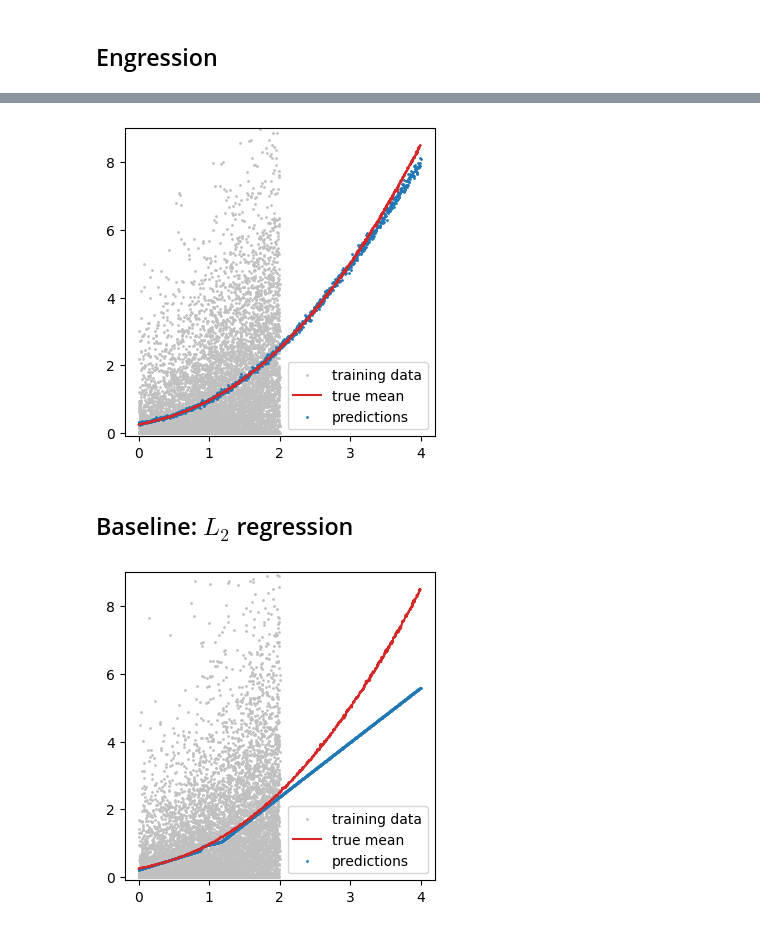
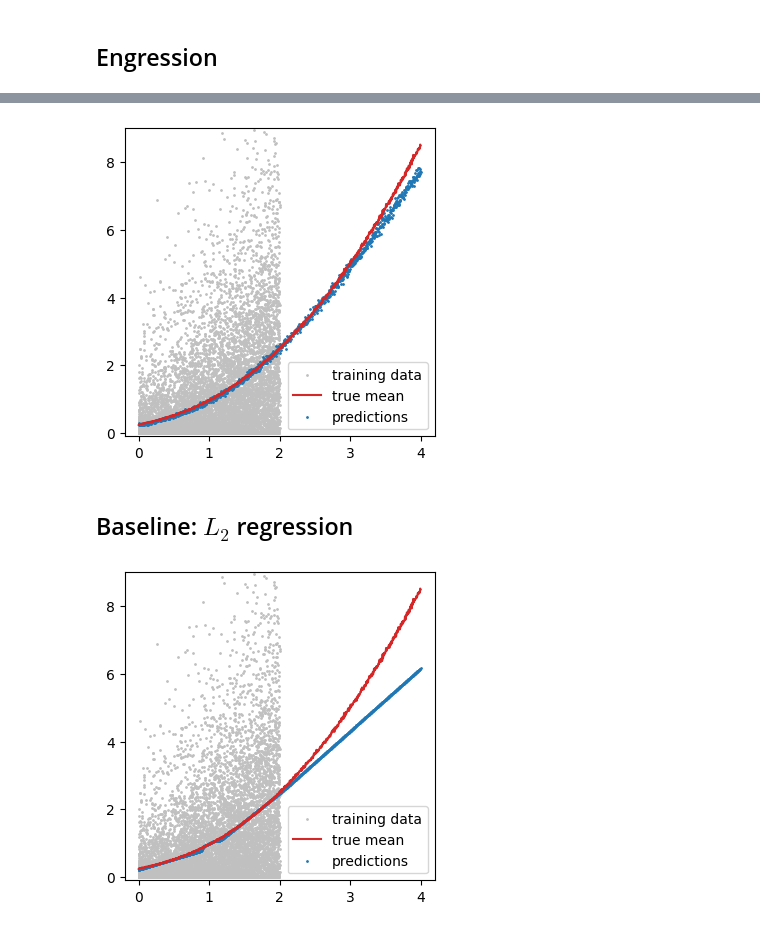
Before and after one commit to xwshen51/engression, a Jupyter notebook: engression-python/examples/example_simu.ipynb, the cells around one changed output, grey strips where cells are left out. Saved outputs shown, nothing was run; the diff lists cells and outputs as text; code cells hidden in the pictures.

```diff
--- a/engression-python/examples/example_simu.ipynb
+++ b/engression-python/examples/example_simu.ipynb
@@ -19,7 +19,7 @@ x_eval, y_eval_med, y_eval_mean = preanm_simulator("square", n=1000, x_lower=0,
 ## Engression
 # %%
 # Fit an engression model
-engressor = engression(x, y, lr=0.01, num_epoches=500, batch_size=1000, device=device)
+engressor = engression(x, y, lr=0.005, num_epoches=500, batch_size=1000, device=device)
 # %% [output]
 Running on CPU.
 
@@ -75,7 +76,7 @@ plt.scatter(x_eval.cpu(), y_pred.cpu(), label="predictions", s=1)
 plt.ylim(-0.1, 9)
 plt.legend(); plt.show()
 # %% [output]
-[figure, old version]
+[figure, new version]
 # %% [markdown]
 ## Baseline: $L_2$ regression
 # %%
@@ -83,24 +84,24 @@ from engression.models import Net
 # %%
 # Build a model with the same architecture
 model = Net(num_layer=2, hidden_dim=100) # NN with the same architecture
-opt = torch.optim.Adam(model.parameters(), lr=0.01) # same optimizer
+opt = torch.optim.Adam(model.parameters(), lr=0.005) # same optimizer
 
 # L2 regression training
 model.train()
 for i in range(500):
     model.zero_grad()
     y_pred = model(x)
     loss = (y_pred - y).pow(2).mean()
     loss.backward()
     opt.step()
 
 # Evaluation
 model.eval()
 y_pred = model(x_eval).detach()
 plt.scatter(x.cpu(), y.cpu(), label="training data", s=1, color="silver")
 plt.plot(x_eval.cpu(), y_eval_mean.cpu(), label="true mean", color="C3")
 plt.scatter(x_eval.cpu(), y_pred.cpu(), label="predictions", s=1)
 plt.ylim(-0.1, 9)
 plt.legend(); plt.show()
 # %% [output]
-[figure, old version]
+[figure, new version]
```
Also changed, not shown: parts of 4 cells of this notebook, 5 other files.
